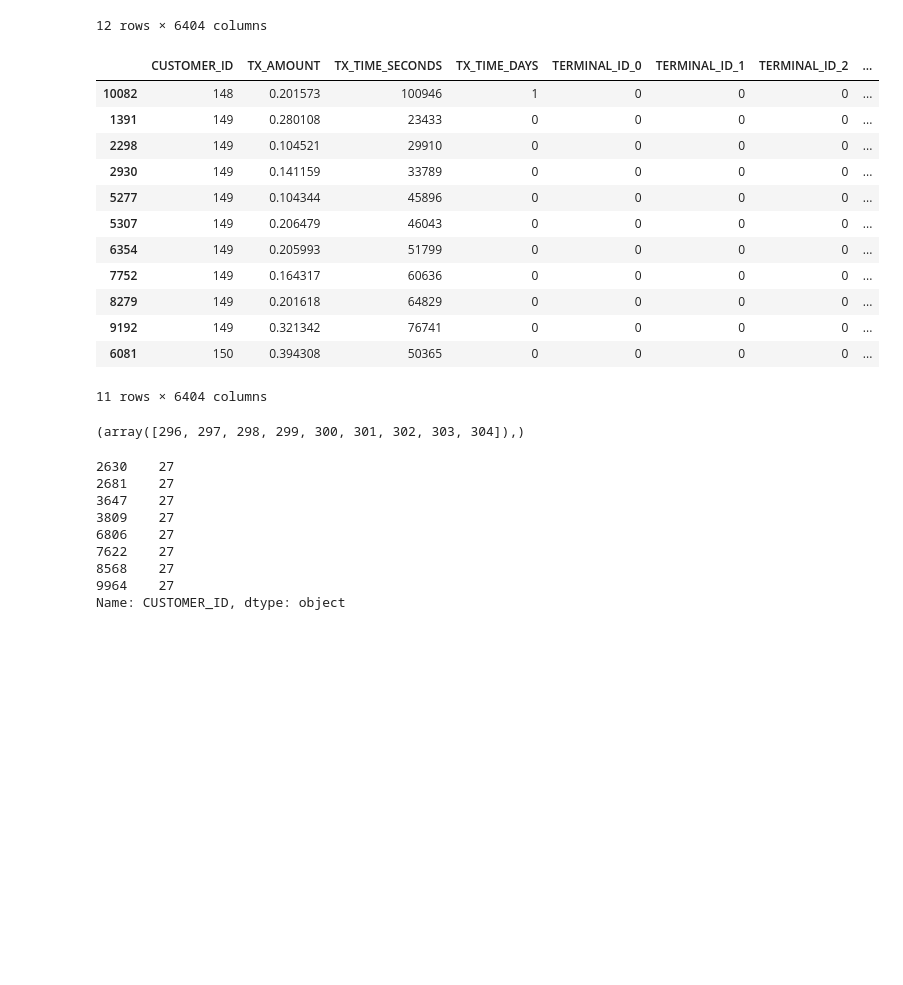
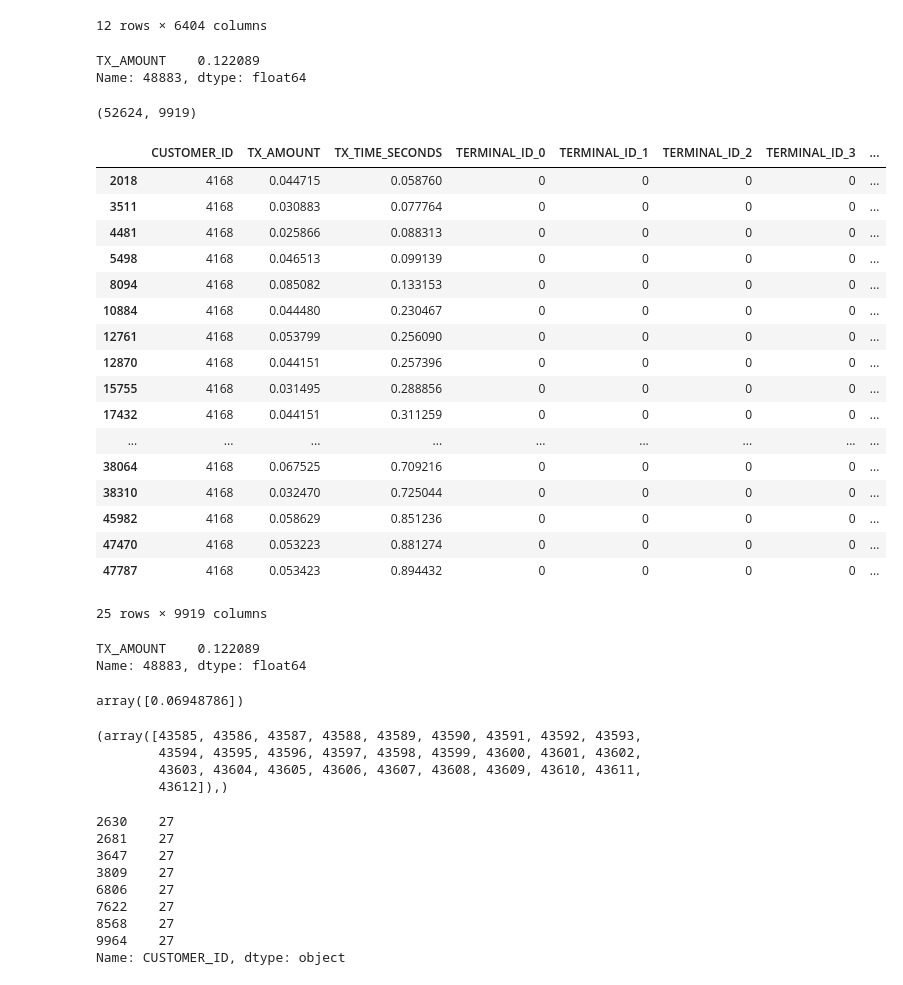
Before and after one commit to mossishahi/Astek, a Jupyter notebook: projects/notebooks/LSTM-RegressionModel.ipynb, the cells around one changed output. Cells and saved outputs as stored; diff of their text form; code cells hidden in the pictures; blank space fills up the shorter version.

```diff
--- a/projects/notebooks/LSTM-RegressionModel.ipynb
+++ b/projects/notebooks/LSTM-RegressionModel.ipynb
@@ -0,0 +113,7 @@
+# %%
+with open("../dg_x.pickle", 'rb') as dj:
+    dj = joblib.load(dj)
+with open("../dg_x.pickle", 'rb') as dj_x:
+    dj_x = joblib.load(dj_x)
+with open("../dg_y.pickle", 'rb') as dj_y:
+    dj_y = joblib.load(dj_y)
@@ -169,26 +415,52 @@ dg_x[48:60]
 | 8774 | 28 | 0.274097 | 70119 | 0 | 0 | 0 | 0 | ... |
 | 9594 | 28 | 0.382950 | 90554 | 1 | 0 | 0 | 0 | ... |
 12 rows × 6404 columns
-# %%
-dg_x[295:306]
-# %% [output]
-|  | CUSTOMER_ID | TX_AMOUNT | TX_TIME_SECONDS | TX_TIME_DAYS | TERMINAL_ID_0 | TERMINAL_ID_1 | TERMINAL_ID_2 | ... |
-| 10082 | 148 | 0.201573 | 100946 | 1 | 0 | 0 | 0 | ... |
-| 1391 | 149 | 0.280108 | 23433 | 0 | 0 | 0 | 0 | ... |
-| 2298 | 149 | 0.104521 | 29910 | 0 | 0 | 0 | 0 | ... |
-| 2930 | 149 | 0.141159 | 33789 | 0 | 0 | 0 | 0 | ... |
-| 5277 | 149 | 0.104344 | 45896 | 0 | 0 | 0 | 0 | ... |
-| 5307 | 149 | 0.206479 | 46043 | 0 | 0 | 0 | 0 | ... |
-| 6354 | 149 | 0.205993 | 51799 | 0 | 0 | 0 | 0 | ... |
-| 7752 | 149 | 0.164317 | 60636 | 0 | 0 | 0 | 0 | ... |
-| 8279 | 149 | 0.201618 | 64829 | 0 | 0 | 0 | 0 | ... |
-| 9192 | 149 | 0.321342 | 76741 | 0 | 0 | 0 | 0 | ... |
-| 6081 | 150 | 0.394308 | 50365 | 0 | 0 | 0 | 0 | ... |
-11 rows × 6404 columns
+# %%
+dj_y.iloc[43610,:]
+# %% [output]
+TX_AMOUNT    0.122089
+Name: 48883, dtype: float64
+# %%
+dj_x.shape
+# %% [output]
+(52624, 9919)
+# %%
+dj_x[43585:43610]
+# %% [output]
+|  | CUSTOMER_ID | TX_AMOUNT | TX_TIME_SECONDS | TERMINAL_ID_0 | TERMINAL_ID_1 | TERMINAL_ID_2 | TERMINAL_ID_3 | ... |
+| 2018 | 4168 | 0.044715 | 0.058760 | 0 | 0 | 0 | 0 | ... |
+| 3511 | 4168 | 0.030883 | 0.077764 | 0 | 0 | 0 | 0 | ... |
+| 4481 | 4168 | 0.025866 | 0.088313 | 0 | 0 | 0 | 0 | ... |
+| 5498 | 4168 | 0.046513 | 0.099139 | 0 | 0 | 0 | 0 | ... |
+| 8094 | 4168 | 0.085082 | 0.133153 | 0 | 0 | 0 | 0 | ... |
+| 10884 | 4168 | 0.044480 | 0.230467 | 0 | 0 | 0 | 0 | ... |
+| 12761 | 4168 | 0.053799 | 0.256090 | 0 | 0 | 0 | 0 | ... |
+| 12870 | 4168 | 0.044151 | 0.257396 | 0 | 0 | 0 | 0 | ... |
+| 15755 | 4168 | 0.031495 | 0.288856 | 0 | 0 | 0 | 0 | ... |
+| 17432 | 4168 | 0.044151 | 0.311259 | 0 | 0 | 0 | 0 | ... |
+| ... | ... | ... | ... | ... | ... | ... | ... | ... |
+| 38064 | 4168 | 0.067525 | 0.709216 | 0 | 0 | 0 | 0 | ... |
+| 38310 | 4168 | 0.032470 | 0.725044 | 0 | 0 | 0 | 0 | ... |
+| 45982 | 4168 | 0.058629 | 0.851236 | 0 | 0 | 0 | 0 | ... |
+| 47470 | 4168 | 0.053223 | 0.881274 | 0 | 0 | 0 | 0 | ... |
+| 47787 | 4168 | 0.053423 | 0.894432 | 0 | 0 | 0 | 0 | ... |
+25 rows × 9919 columns
+# %%
+dj_y.iloc[43585+25,:]
+# %% [output]
+TX_AMOUNT    0.122089
+Name: 48883, dtype: float64
+# %%
+ytrain[1]
+# %% [output]
+array([0.06948786])
 # %%
-np.where(dg_x['CUSTOMER_ID']==149)
+np.where(dj_x['CUSTOMER_ID']==4168)
 # %% [output]
-(array([296, 297, 298, 299, 300, 301, 302, 303, 304]),)
+(array([43585, 43586, 43587, 43588, 43589, 43590, 43591, 43592, 43593,
+        43594, 43595, 43596, 43597, 43598, 43599, 43600, 43601, 43602,
+        43603, 43604, 43605, 43606, 43607, 43608, 43609, 43610, 43611,
+        43612]),)
 # %%
 dg_x['CUSTOMER_ID'].iloc[48:56].eq()
 # %% [output]
```
Also changed, not shown: parts of 33 cells of this notebook, 28 other files.
